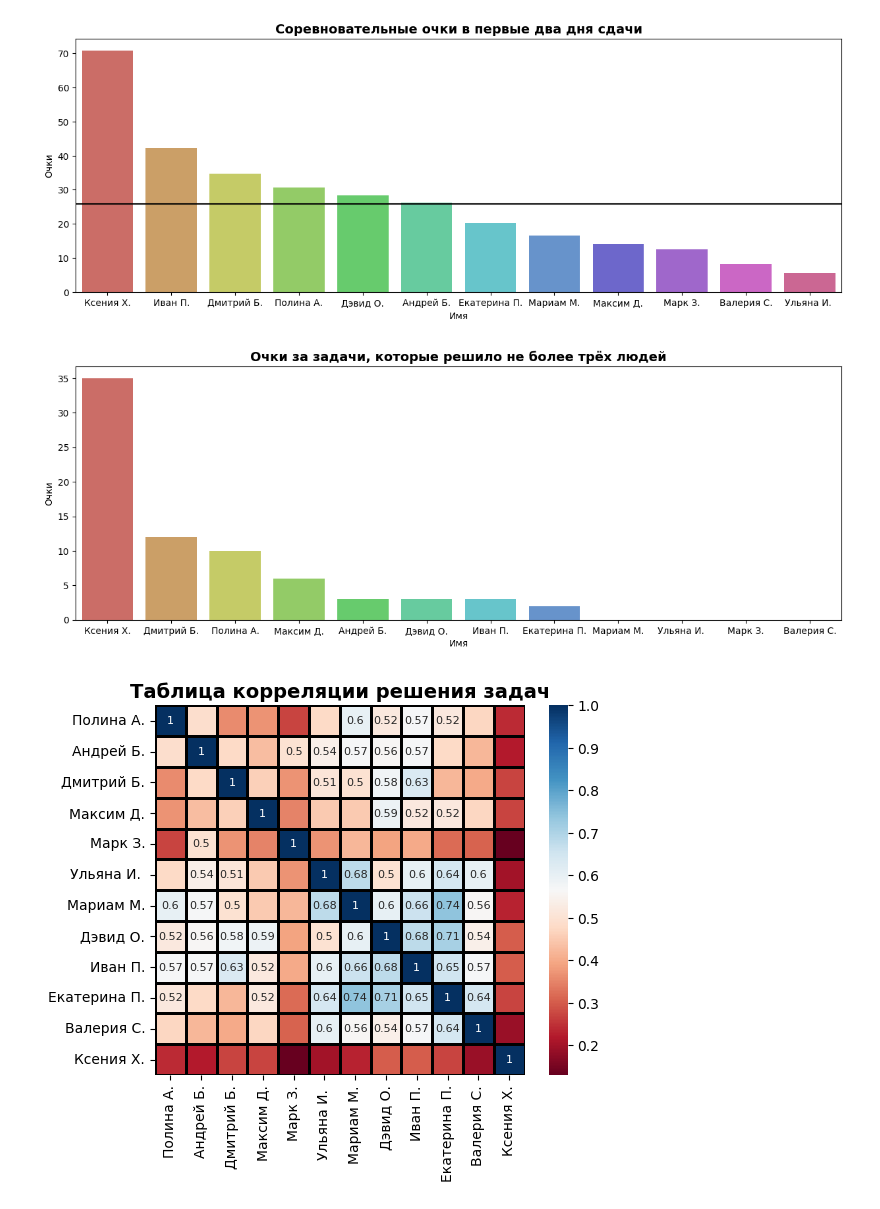
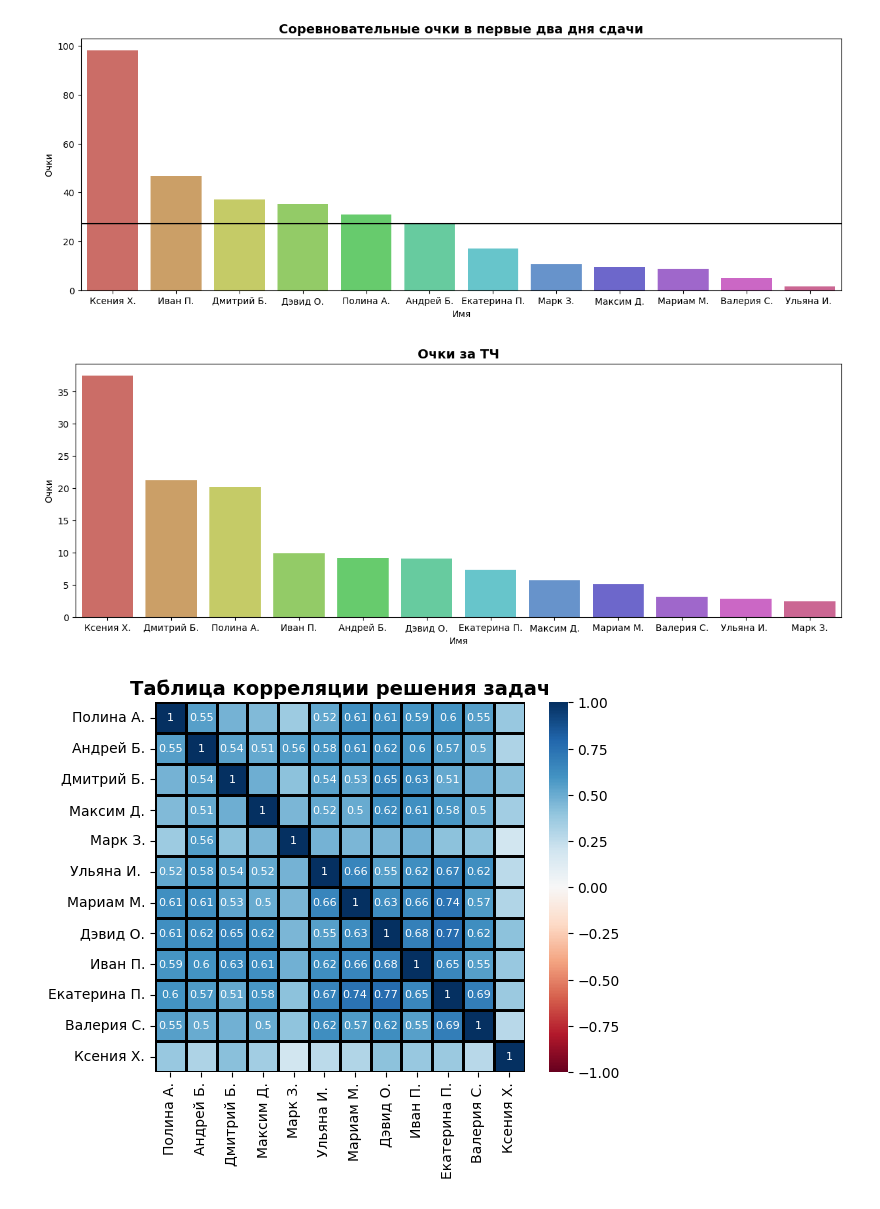
Before and after one commit to IvanUstenko/Spec_Mat_Analyzer, a Jupyter notebook: analyze_main.ipynb, the cells around one changed output. Saved outputs shown, nothing was run; the diff lists cells and outputs as text; code cells hidden in the pictures.

Commit message:
added stats func and new conduit data

```diff
--- a/analyze_main.ipynb
+++ b/analyze_main.ipynb
@@ -56,5 +56,5 @@ plt.show()
 # %%
-start_comp_points = an.competative_points(df, days=[1,2], weight_func='sqrt').sort_values(ascending=False).reset_index(name="Очки").rename(columns={"index":"Имя"})
+start_comp_points = an.competative_points(df, days=[1,2], weight_func='sigm').sort_values(ascending=False).reset_index(name="Очки").rename(columns={"index":"Имя"})
 
 plt.figure(figsize=(15, 5))
 plt.title("Соревновательные очки в первые два дня сдачи", weight="heavy", size=14)
@@ -62,37 +62,38 @@ sns.barplot(start_comp_points, x="Имя", y="Очки", palette='hls', hue="И
 plt.axhline(start_comp_points["Очки"].mean(), c="black")
 plt.show()
 # %% [output]
-[figure, old version]
+[figure, new version]
 # %%
-comp_points = an.competative_points(df, weight_func='trifecta').sort_values(ascending=False).reset_index(name="Очки").rename(columns={"index":"Имя"})
+comp_points = an.competative_points(df, weight_func='sigm', topic="ТЧ").sort_values(ascending=False).reset_index(name="Очки").rename(columns={"index":"Имя"})
 
 plt.figure(figsize=(15, 5))
-plt.title("Очки за задачи, которые решило не более трёх людей", weight="heavy", size=14)
+plt.title("Очки за ТЧ", weight="heavy", size=14)
 sns.barplot(comp_points, x="Имя", y="Очки", palette='hls', hue="Имя")
 #plt.axhline(comp_points["Очки"].mean())
 plt.show()
 # %% [output]
-[figure, old version]
+[figure, new version]
 # %%
 df1 = an.bin_conduit(an.topic_loc(df))
 colormap = plt.cm.RdBu
 ax = sns.heatmap(
     np.round(df1.corr(numeric_only=True), 2),
     linewidths=0.8,
     vmax=1.0,
+    vmin = -1.0,
     square=True,
     cmap=colormap,
     linecolor="black",
     annot=True,
     annot_kws={"fontsize":8},
 )
 
 for i in ax.texts:
     if abs(float(i.get_text())) < 0.5:
         i.set_text("")
 
 plt.title("Таблица корреляции решения задач", weight="heavy", size=14)
 
 plt.show()
 # %% [output]
-[figure, old version]
+[figure, new version]
```
Also changed, not shown: parts of 3 cells of this notebook, 5 other files.
